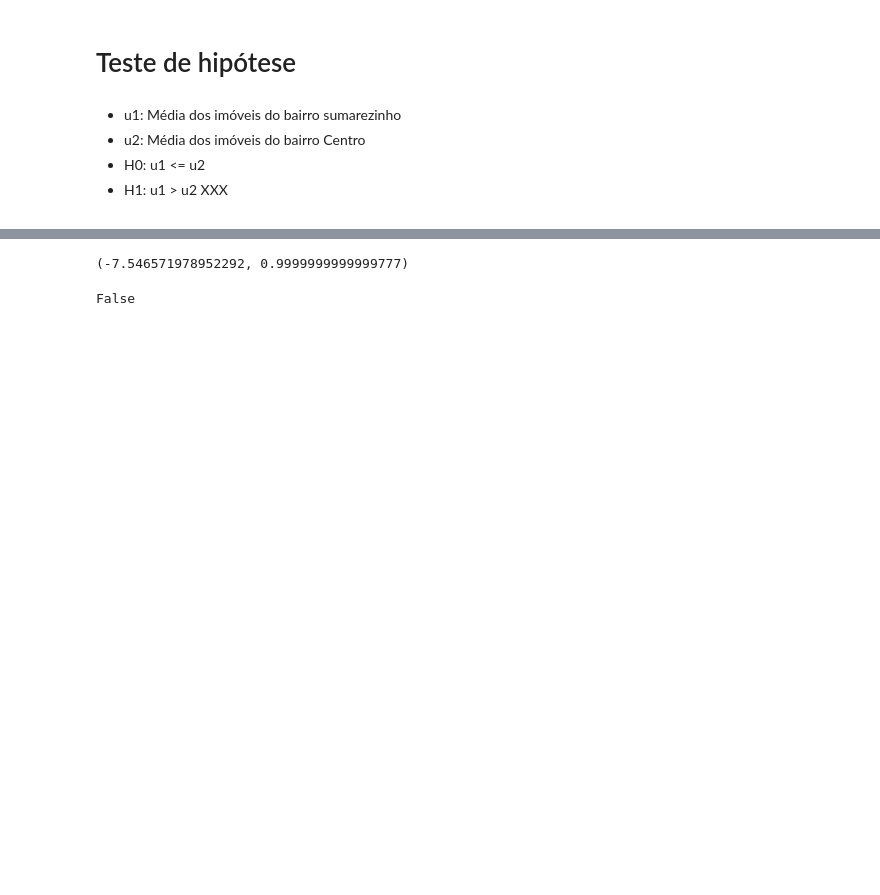
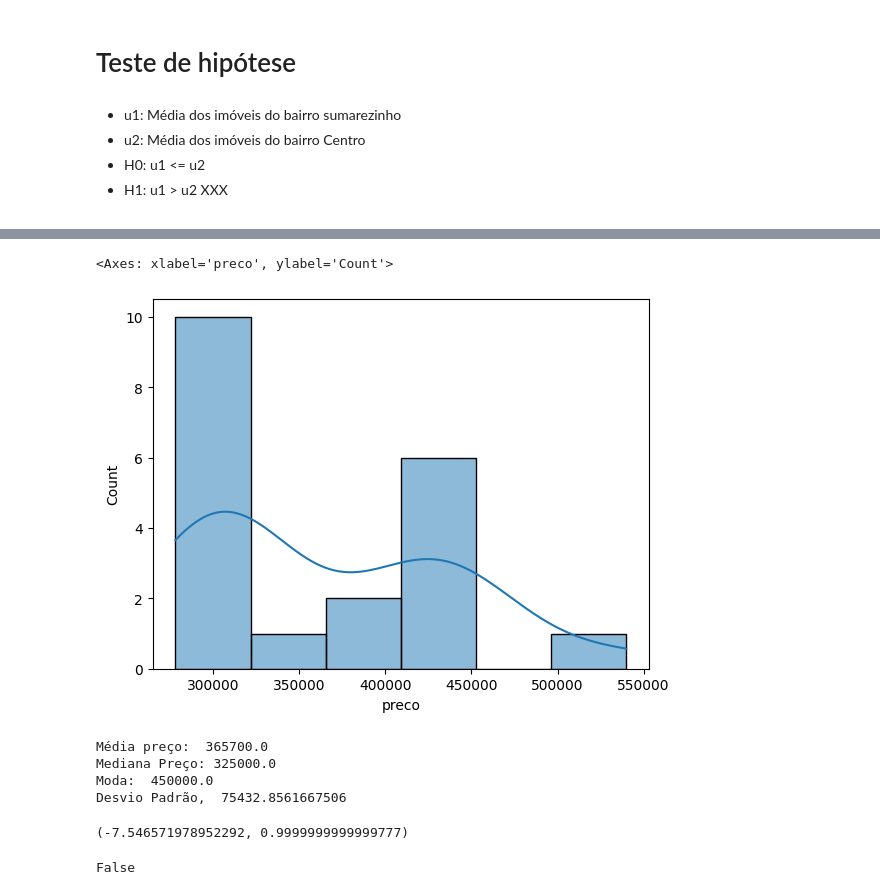
Before and after one commit to rodrigorocha1/extracao_viva_real_selenium, a Jupyter notebook: notebooks_exemplo/visualizacaov2.ipynb, the cells around one changed output, grey strips where cells are left out. Drawn from its saved outputs; the diff is of its cells as text; code cells hidden in the pictures; blank space fills up the shorter version.

```diff
--- a/notebooks_exemplo/visualizacaov2.ipynb
+++ b/notebooks_exemplo/visualizacaov2.ipynb
@@ -297,3 +328,15 @@ sns.histplot(data=dados_centro, x='preco', bins=k)
+# %%
+sns.histplot(data=dados_sao_jose, x='preco', kde=True)
+# %% [output]
+<Axes: xlabel='preco', ylabel='Count'>
+[figure, added]
+# %%
+obter_estatistica(dados_sao_jose)
+# %% [output]
+Média preço:  365700.0
+Mediana Preço: 325000.0
+Moda:  450000.0
+Desvio Padrão,  75432.8561667506
 # %%
 dados_sumarezinho = base_original_completa.query(
     'bairro_teste == "Sumarezinho"').preco
```
Also changed, not shown: parts of 9 cells of this notebook.
